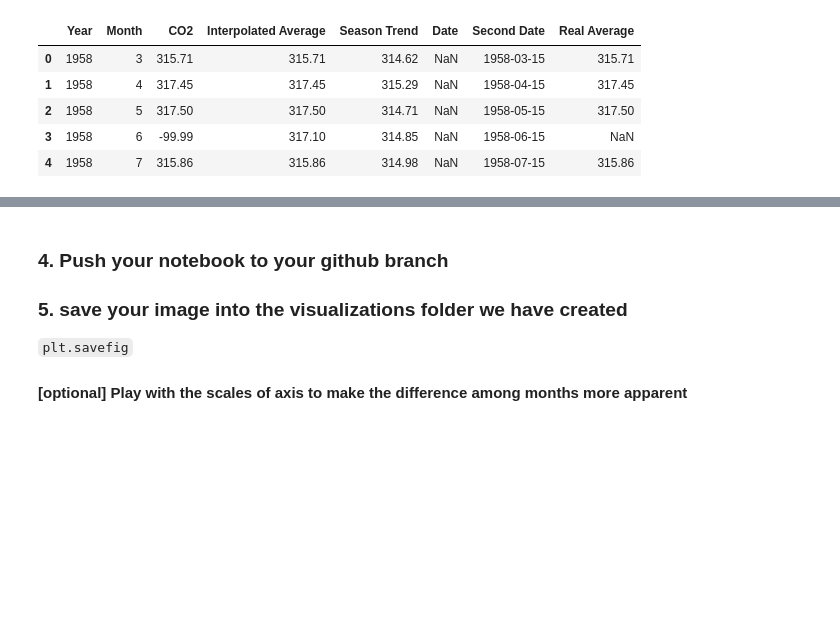
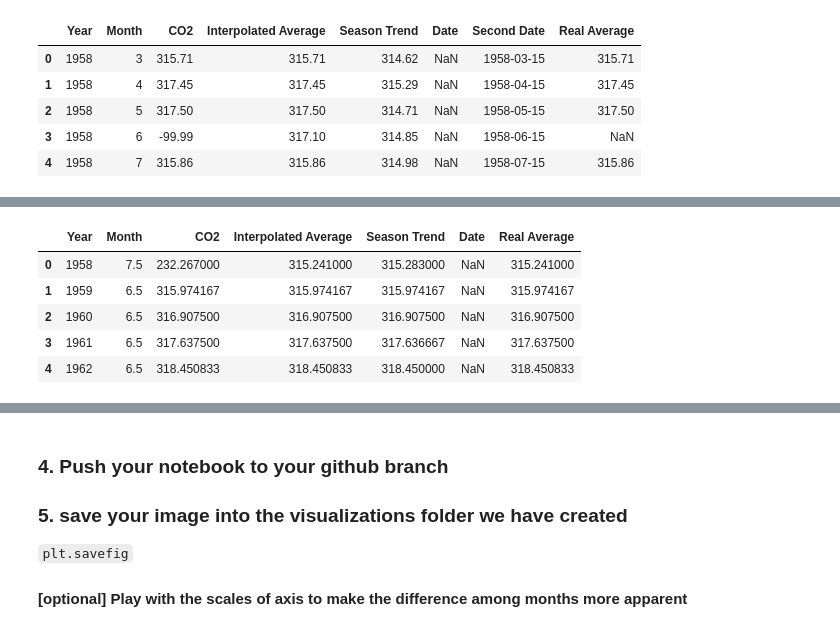
Before and after one commit to mzhou356/dc_ds_06_03_19, a Jupyter notebook: module_1/morning_warm_up/week_2/1_4_warmup_visualization_matplotlib.ipynb, the cells around one changed output, grey strips where cells are left out. Saved outputs shown, nothing was run; the diff lists cells and outputs as text; code cells hidden in the pictures; blank space fills up the shorter version.

```diff
--- a/module_1/morning_warm_up/week_2/1_4_warmup_visualization_matplotlib.ipynb
+++ b/module_1/morning_warm_up/week_2/1_4_warmup_visualization_matplotlib.ipynb
@@ -77,5 +57,11 @@ list all folders in your documents folder  use ls
 # %%
 grouped = df.groupby('Year').mean().reset_index()
-grouped = grouped[grouped.Year >=1980]
-df = df[df.Year >=1980]  # chop off at 1980
+grouped.head()
+# %% [output]
+|  | Year | Month | CO2 | Interpolated Average | Season Trend | Date | Real Average |
+| 0 | 1958 | 7.5 | 232.267000 | 315.241000 | 315.283000 | NaN | 315.241000 |
+| 1 | 1959 | 6.5 | 315.974167 | 315.974167 | 315.974167 | NaN | 315.974167 |
+| 2 | 1960 | 6.5 | 316.907500 | 316.907500 | 316.907500 | NaN | 316.907500 |
+| 3 | 1961 | 6.5 | 317.637500 | 317.637500 | 317.636667 | NaN | 317.637500 |
+| 4 | 1962 | 6.5 | 318.450833 | 318.450833 | 318.450000 | NaN | 318.450833 |
 # %%
```
Also changed, not shown: parts of 9 cells of this notebook.
